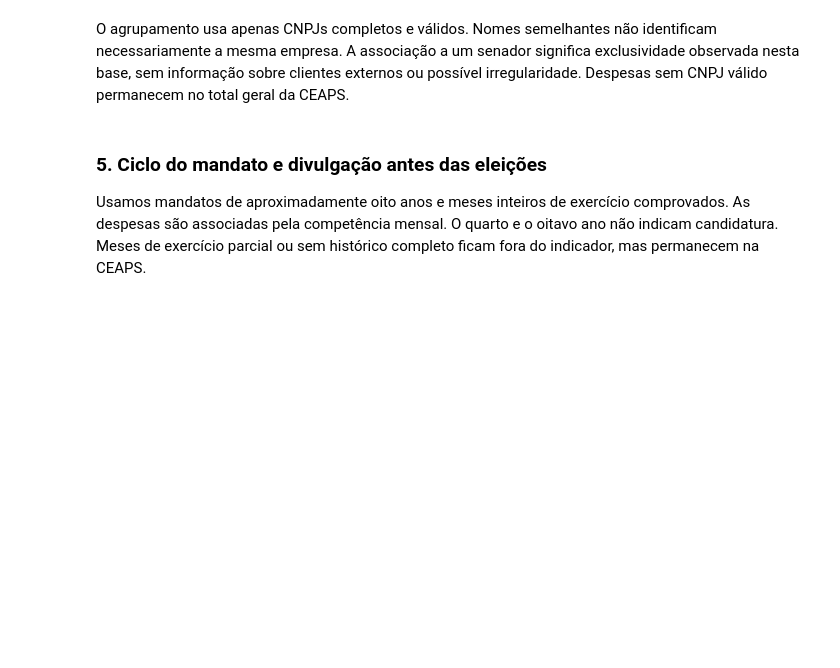
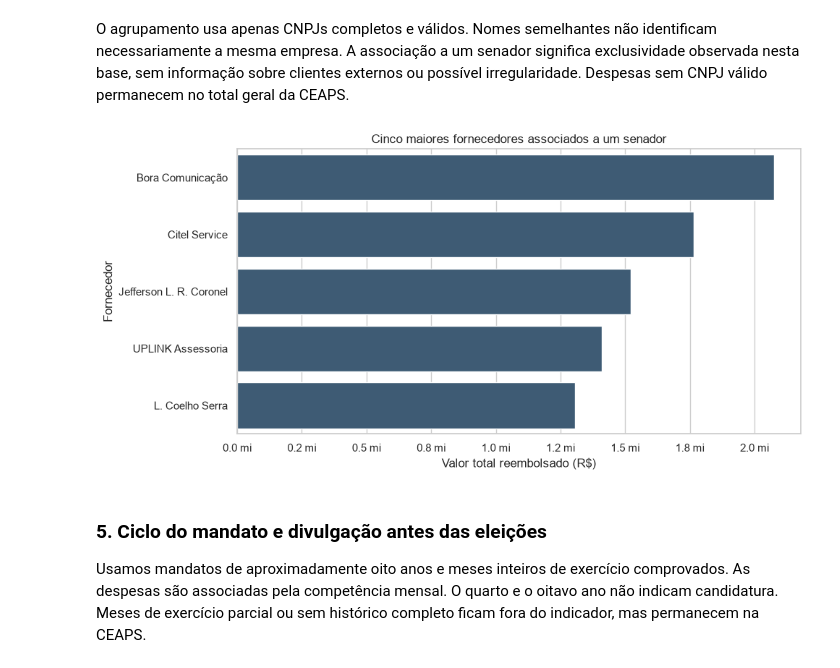
Before and after one commit to rafaalathais/analise-gasto-parlamentar, a Jupyter notebook: notebook_gasto_parlamentar.ipynb, the cells around one changed output. Cells and saved outputs as stored; diff of their text form; code cells hidden in the pictures; blank space fills up the shorter version.

```diff
--- a/notebook_gasto_parlamentar.ipynb
+++ b/notebook_gasto_parlamentar.ipynb
@@ -1203,6 +1226,32 @@ Cobertura dos registros positivos com data: 369954 / 378698
 [figure]
 # %% [markdown]
 O agrupamento usa apenas CNPJs completos e válidos. Nomes semelhantes não identificam necessariamente a mesma empresa. A associação a um senador significa exclusividade observada nesta base, sem informação sobre clientes externos ou possível irregularidade. Despesas sem CNPJ válido permanecem no total geral da CEAPS.
+# %%
+top5_cnpjs = monopolios.head(5).copy()
+assert len(top5_cnpjs) == 5 and top5_cnpjs.TOTAL_RECEBIDO.is_monotonic_decreasing
+nomes_curtos = {
+    '31837019000110': 'Bora Comunicação',
+    '04850792000144': 'Citel Service',
+    '22793293000144': 'Jefferson L. R. Coronel',
+    '15183160000190': 'UPLINK Assessoria',
+    '33055400000153': 'L. Coelho Serra'
+}
+for cnpj in top5_cnpjs.index:
+    nomes = identificaveis.loc[identificaveis.CNPJ_VALIDO.eq(cnpj), 'NOME_FORNECEDOR'].value_counts()
+    assert nomes.iloc[0] > top5_cnpjs.loc[cnpj, 'QTD_REGISTROS'] / 2
+
+grafico_top5 = top5_cnpjs.reset_index()
+grafico_top5['FORNECEDOR'] = grafico_top5.CNPJ_VALIDO.map(nomes_curtos)
+plt.figure(figsize=(10, 5))
+sns.barplot(data=grafico_top5, y='FORNECEDOR', x='TOTAL_RECEBIDO', color='#355c7d')
+plt.title('Cinco maiores fornecedores associados a um senador')
+plt.xlabel('Valor total reembolsado (R$)')
+plt.ylabel('Fornecedor')
+plt.gca().xaxis.set_major_formatter(plt.FuncFormatter(lambda x, loc: f'{x/1e6:.1f} mi'))
+plt.tight_layout()
+plt.show()
+# %% [output]
+[figure, added]
 # %% [markdown]
 ### 5. Ciclo do mandato e divulgação antes das eleições
 
```
Also changed, not shown: parts of 6 cells of this notebook.
